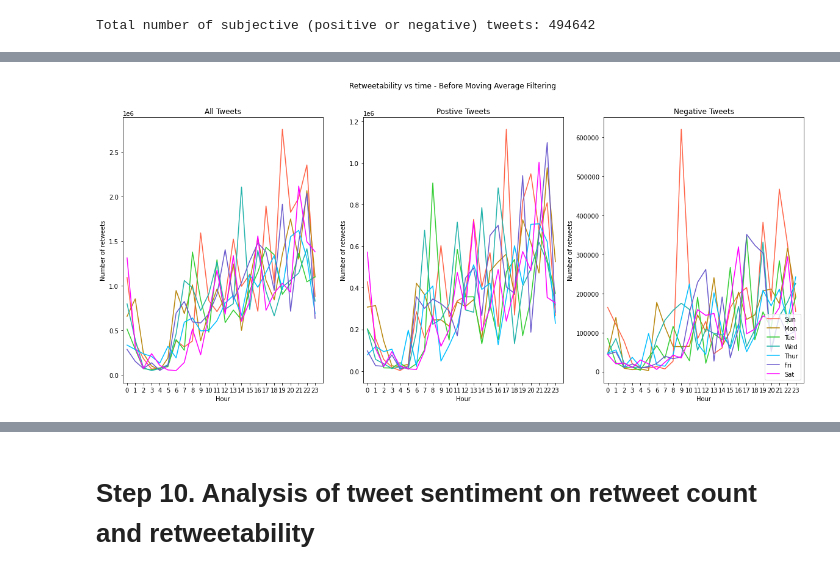
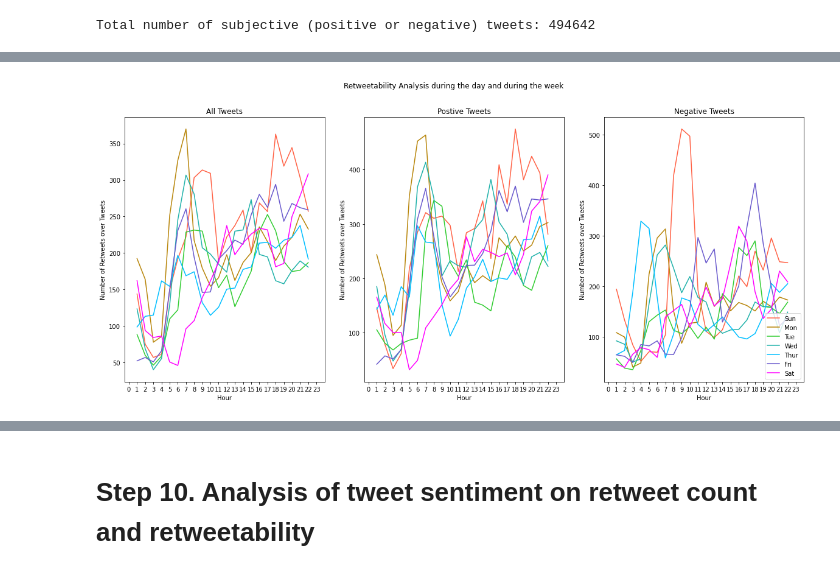
Before and after one commit to epfl-ada/ada-2020-project-milestone-p3-p3_musetti-adaletti, a Jupyter notebook: Creative_extension_analysis.ipynb, the cells around one changed output, grey strips where cells are left out. Saved outputs shown, nothing was run; the diff lists cells and outputs as text; code cells hidden in the pictures.

```diff
--- a/Creative_extension_analysis.ipynb
+++ b/Creative_extension_analysis.ipynb
@@ -742,12 +937,12 @@ neg_retweet_per_h = neg_sents_time.groupby(['day','hour'])['retweet_count'].agg(
 # %%
-retweet_per_h = retweet_per_h.reindex(new_index)
-pos_retweet_per_h = pos_retweet_per_h.reindex(new_index)
-neg_retweet_per_h = neg_retweet_per_h.reindex(new_index)
+# Applying a rolling mean to smooth the plots.
+# rolling mean work only by columns, so we transpose, apply the mean, and then retranspose back
+average_h = 3
+art = np.transpose(at).rolling(average_h, center=True).mean().dropna()
+arp = np.transpose(ap).rolling(average_h, center=True).mean().dropna()
+arn  = np.transpose(an).rolling(average_h, center=True).mean().dropna()
 
-aver = pos_retweet_per_h/tweet_per_h
-
-# Applying a rolling mean to smooth the plots
-average_h = 4
-retweet_per_h_mean = np.transpose(retweet_per_h).rolling(average_h, center=True).mean().dropna()
-pos_retweet_per_h_mean = np.transpose(pos_retweet_per_h).rolling(average_h, center=True).mean().dropna()
-neg_retweet_per_h_mean  = np.transpose(neg_retweet_per_h).rolling(average_h, center=True).mean().dropna()
+# go back to original shape
+art = np.transpose(art).reindex(new_index)
+arp = np.transpose(arp).reindex(new_index)
+arn = np.transpose(arn).reindex(new_index)
@@ -759,86 +949,41 @@ neg_retweet_per_h_mean = np.transpose(neg_retweet_per_h_mean)
 # %%
-# without moving average filter
 plt.figure(figsize=(20,8))
-plt.suptitle('Retweetability vs time - Before Moving Average Filtering')
+plt.suptitle('Retweetability Analysis during the day and during the week')
 
 plt.subplot(1, 3, 1)
 plt.xlim(-0.5, 24)
 plt.xticks(np.arange(0, 24, step=1))
 plt.xlabel('Hour')
-plt.ylabel('Number of retweets')
+plt.ylabel('Number of Retweets over Tweets')
 plt.title('All Tweets')
 
 
 for i in range(7):
-    plt.plot(retweet_per_h.iloc[i],c=colors[i])
+    plt.plot(art.iloc[i],c=colors[i])
 
 plt.subplot(1, 3, 2)
 plt.xlim(-0.5, 24)
 plt.xticks(np.arange(0, 24, step=1))
 plt.xlabel('Hour')
-plt.ylabel('Number of retweets')
+plt.ylabel('Number of Retweets over Tweets')
 plt.title('Postive Tweets')
 
 
 for i in range(7):
-    plt.plot(pos_retweet_per_h.iloc[i],c=colors[i])
+    plt.plot(arp.iloc[i],c=colors[i])
 
 plt.subplot(1, 3, 3)
 plt.xlim(-0.5, 24)
 plt.xticks(np.arange(0, 24, step=1))
 plt.xlabel('Hour')
-plt.ylabel('Number of retweets')
+plt.ylabel('Number of Retweets over Tweets')
 plt.title('Negative Tweets')
 
 
 for i in range(7):
-    plt.plot(neg_retweet_per_h.iloc[i],c=colors[i])
+    plt.plot(arn.iloc[i],c=colors[i])
     plt.legend(new_index, loc='lower right')
 
 plt.show()
-
-
-
-######
-# with moving average
-
-plt.figure(figsize=(20,8))
-plt.suptitle('Retweetability vs time - After Moving Average Filtering')
-
-plt.subplot(1, 3, 1)
-plt.xlim(-0.5, 24)
-plt.xticks(np.arange(0, 24, step=1))
-plt.xlabel('Hour')
-plt.ylabel('Number of retweets')
-plt.title('All Tweets')
-
-
-for i in range(7):
-    plt.plot(retweet_per_h_mean.iloc[i],c=colors[i])
-
-plt.subplot(1, 3, 2)
-plt.xlim(-0.5, 24)
-plt.xticks(np.arange(0, 24, step=1))
-plt.xlabel('Hour')
-plt.ylabel('Number of retweets')
-plt.title('Postive Tweets')
-
-
-for i in range(7):
-    plt.plot(pos_retweet_per_h_mean.iloc[i],c=colors[i])
-
-plt.subplot(1, 3, 3)
-plt.xlim(-0.5, 24)
-plt.xticks(np.arange(0, 24, step=1))
-plt.xlabel('Hour')
-plt.ylabel('Number of retweets')
-plt.title('Negative Tweets')
-
-
-for i in range(7):
-    plt.plot(neg_retweet_per_h_mean.iloc[i],c=colors[i])
-    plt.legend(new_index, loc='lower right')
-
-plt.show()
 # %% [output]
-[figure, old version]
+[figure, new version]
```
Also changed, not shown: parts of 44 cells of this notebook.
